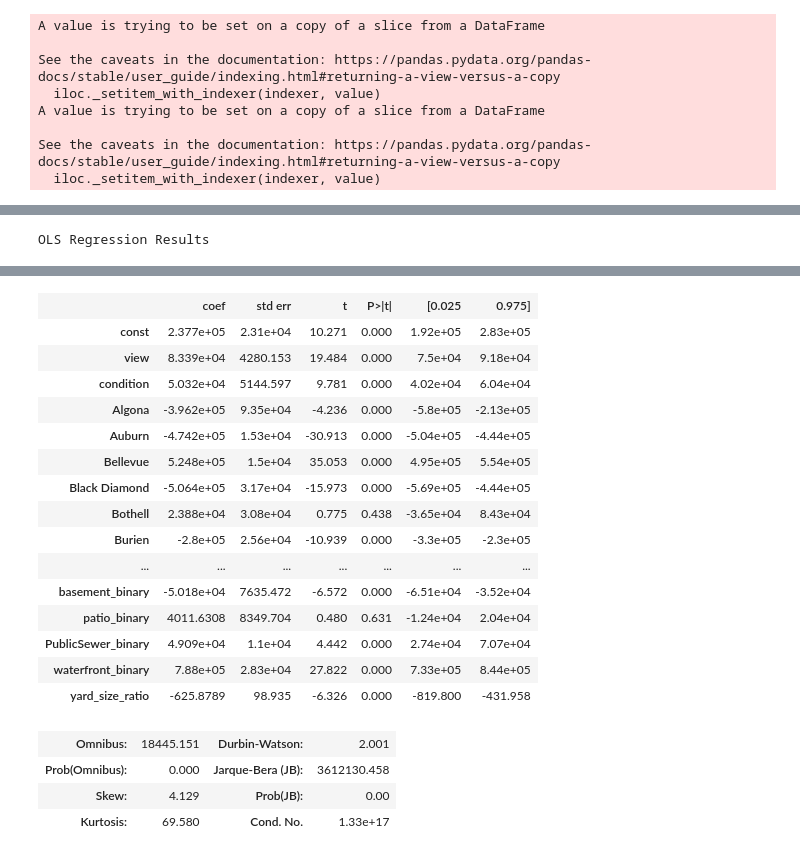
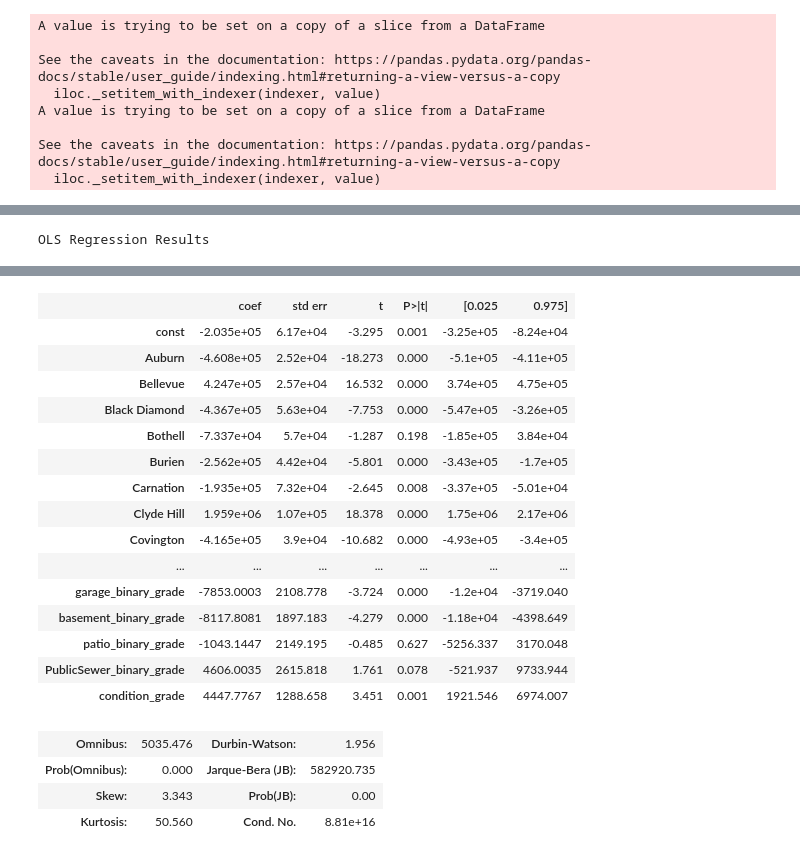
Before and after one commit to AliRampur/Phase-2-Group-Project, a Jupyter notebook: New_Charlie_Notebook.ipynb, the cells around one changed output, grey strips where cells are left out. Cells and saved outputs as stored; diff of their text form; code cells hidden in the pictures.

```diff
--- a/New_Charlie_Notebook.ipynb
+++ b/New_Charlie_Notebook.ipynb
@@ -440,0 +458,10 @@ See the caveats in the documentation: https://pandas.pydata.org/pandas-docs/stab
+# %%
+X_train['view_grade'] = (X_train['view'] + 1) * X_train['grade']
+X_train['waterfront_grade'] = (X_train['waterfront_binary'] + 1)  * X_train['grade']
+X_train['design_decade_grade'] = (X_train['design_decade'] + 1)  * X_train['grade']
+X_train['nuisance_grade'] = (X_train['nuisance'] + 1)  * X_train['grade']
+X_train['garage_binary_grade'] = (X_train['garage_binary'] + 1)  * X_train['grade']
+X_train['basement_binary_grade'] = (X_train['basement_binary'] + 1)  * X_train['grade']
+X_train['patio_binary_grade'] = (X_train['patio_binary'] + 1)  * X_train['grade']
+X_train['PublicSewer_binary_grade'] = (X_train['PublicSewer_binary'] + 1)  * X_train['grade']
+X_train['condition_grade'] = (X_train['condition'] + 1)  * X_train['grade']
@@ -440,0 +502,4 @@ See the caveats in the documentation: https://pandas.pydata.org/pandas-docs/stab
+# %%
+model_train = sm.OLS(y_train, sm.add_constant(X_train)).fit()
+results_train = model_train.summary()
+results_train
@@ -441 +759,25 @@ See the caveats in the documentation: https://pandas.pydata.org/pandas-docs/stab
+# %%
+X_test['view_grade'] = (X_test['view'] + 1) * X_test['grade']
+X_test['waterfront_grade'] = (X_test['waterfront_binary'] + 1)  * X_test['grade']
+X_test['design_decade_grade'] = (X_test['design_decade'] + 1)  * X_test['grade']
+X_test['nuisance_grade'] = (X_test['nuisance'] + 1)  * X_test['grade']
+X_test['garage_binary_grade'] = (X_test['garage_binary'] + 1)  * X_test['grade']
+X_test['basement_binary_grade'] = (X_test['basement_binary'] + 1)  * X_test['grade']
+X_test['patio_binary_grade'] = (X_test['patio_binary'] + 1)  * X_test['grade']
+X_test['PublicSewer_binary_grade'] = (X_test['PublicSewer_binary'] + 1)  * X_test['grade']
+X_test['condition_grade'] = (X_test['condition'] + 1)  * X_test['grade']
+# %%
+relevant = [' Auburn', ' Bellevue', ' Black Diamond', ' Bothell', ' Burien',
+           ' Carnation', ' Clyde Hill', ' Covington', ' Des Moines', ' Duvall',
+           ' Enumclaw', ' Fall City', ' Federal Way', ' Issaquah', ' Kenmore',
+           ' Kent', ' Kirkland', ' Lake Forest Park', ' Maple Valley', ' Medina',
+           ' Mercer Island', ' Newcastle', ' Normandy Park', ' North Bend',
+           ' Pacific', ' Ravensdale', ' Redmond', ' Renton', ' Sammamish',
+           ' SeaTac', ' Seattle', ' Shoreline', ' Snoqualmie', ' Tukwila',
+           ' Vashon', ' Woodinville',
+            'weighted__livsqft', 'design_decade', 'yard_size_ratio', 'view_grade',
+            'waterfront_grade', 'design_decade_grade', 'nuisance_grade', 'garage_binary_grade',
+            'basement_binary_grade', 'patio_binary_grade', 'PublicSewer_binary_grade', 'condition_grade']
+
+X_test = X_test[relevant]
 # %%
@@ -451,6 +795,6 @@ X_train = X_train[relevant]
 # %%
-model_1 = sm.OLS(y_train, sm.add_constant(X_train)).fit()
-results = model_1.summary()
-results
+model_test = sm.OLS(y_test, sm.add_constant(X_test)).fit()
+results_test = model_test.summary()
+results_test
 # %% [output]
 OLS Regression Results
@@ -465,23 +809,23 @@ OLS Regression Results
 | Covariance Type: | nonrobust |  |  |
 |  | coef | std err | t | P>|t| | [0.025 | 0.975] |
-| const | 2.377e+05 | 2.31e+04 | 10.271 | 0.000 | 1.92e+05 | 2.83e+05 |
-| view | 8.339e+04 | 4280.153 | 19.484 | 0.000 | 7.5e+04 | 9.18e+04 |
-| condition | 5.032e+04 | 5144.597 | 9.781 | 0.000 | 4.02e+04 | 6.04e+04 |
-| Algona | -3.962e+05 | 9.35e+04 | -4.236 | 0.000 | -5.8e+05 | -2.13e+05 |
-| Auburn | -4.742e+05 | 1.53e+04 | -30.913 | 0.000 | -5.04e+05 | -4.44e+05 |
-| Bellevue | 5.248e+05 | 1.5e+04 | 35.053 | 0.000 | 4.95e+05 | 5.54e+05 |
-| Black Diamond | -5.064e+05 | 3.17e+04 | -15.973 | 0.000 | -5.69e+05 | -4.44e+05 |
-| Bothell | 2.388e+04 | 3.08e+04 | 0.775 | 0.438 | -3.65e+04 | 8.43e+04 |
-| Burien | -2.8e+05 | 2.56e+04 | -10.939 | 0.000 | -3.3e+05 | -2.3e+05 |
+| const | -2.035e+05 | 6.17e+04 | -3.295 | 0.001 | -3.25e+05 | -8.24e+04 |
+| Auburn | -4.608e+05 | 2.52e+04 | -18.273 | 0.000 | -5.1e+05 | -4.11e+05 |
+| Bellevue | 4.247e+05 | 2.57e+04 | 16.532 | 0.000 | 3.74e+05 | 4.75e+05 |
+| Black Diamond | -4.367e+05 | 5.63e+04 | -7.753 | 0.000 | -5.47e+05 | -3.26e+05 |
+| Bothell | -7.337e+04 | 5.7e+04 | -1.287 | 0.198 | -1.85e+05 | 3.84e+04 |
+| Burien | -2.562e+05 | 4.42e+04 | -5.801 | 0.000 | -3.43e+05 | -1.7e+05 |
+| Carnation | -1.935e+05 | 7.32e+04 | -2.645 | 0.008 | -3.37e+05 | -5.01e+04 |
+| Clyde Hill | 1.959e+06 | 1.07e+05 | 18.378 | 0.000 | 1.75e+06 | 2.17e+06 |
+| Covington | -4.165e+05 | 3.9e+04 | -10.682 | 0.000 | -4.93e+05 | -3.4e+05 |
 | ... | ... | ... | ... | ... | ... | ... |
-| basement_binary | -5.018e+04 | 7635.472 | -6.572 | 0.000 | -6.51e+04 | -3.52e+04 |
-| patio_binary | 4011.6308 | 8349.704 | 0.480 | 0.631 | -1.24e+04 | 2.04e+04 |
-| PublicSewer_binary | 4.909e+04 | 1.1e+04 | 4.442 | 0.000 | 2.74e+04 | 7.07e+04 |
-| waterfront_binary | 7.88e+05 | 2.83e+04 | 27.822 | 0.000 | 7.33e+05 | 8.44e+05 |
-| yard_size_ratio | -625.8789 | 98.935 | -6.326 | 0.000 | -819.800 | -431.958 |
+| garage_binary_grade | -7853.0003 | 2108.778 | -3.724 | 0.000 | -1.2e+04 | -3719.040 |
+| basement_binary_grade | -8117.8081 | 1897.183 | -4.279 | 0.000 | -1.18e+04 | -4398.649 |
+| patio_binary_grade | -1043.1447 | 2149.195 | -0.485 | 0.627 | -5256.337 | 3170.048 |
+| PublicSewer_binary_grade | 4606.0035 | 2615.818 | 1.761 | 0.078 | -521.937 | 9733.944 |
+| condition_grade | 4447.7767 | 1288.658 | 3.451 | 0.001 | 1921.546 | 6974.007 |
-| Omnibus: | 18445.151 | Durbin-Watson: | 2.001 |
-| Prob(Omnibus): | 0.000 | Jarque-Bera (JB): | 3612130.458 |
-| Skew: | 4.129 | Prob(JB): | 0.00 |
-| Kurtosis: | 69.580 | Cond. No. | 1.33e+17 |
+| Omnibus: | 5035.476 | Durbin-Watson: | 1.956 |
+| Prob(Omnibus): | 0.000 | Jarque-Bera (JB): | 582920.735 |
+| Skew: | 3.343 | Prob(JB): | 0.00 |
+| Kurtosis: | 50.560 | Cond. No. | 8.81e+16 |
 Notes:
 [1] Standard Errors assume that the covariance matrix of the errors is correctly specified.
```
Also changed, not shown: parts of 45 cells of this notebook.
